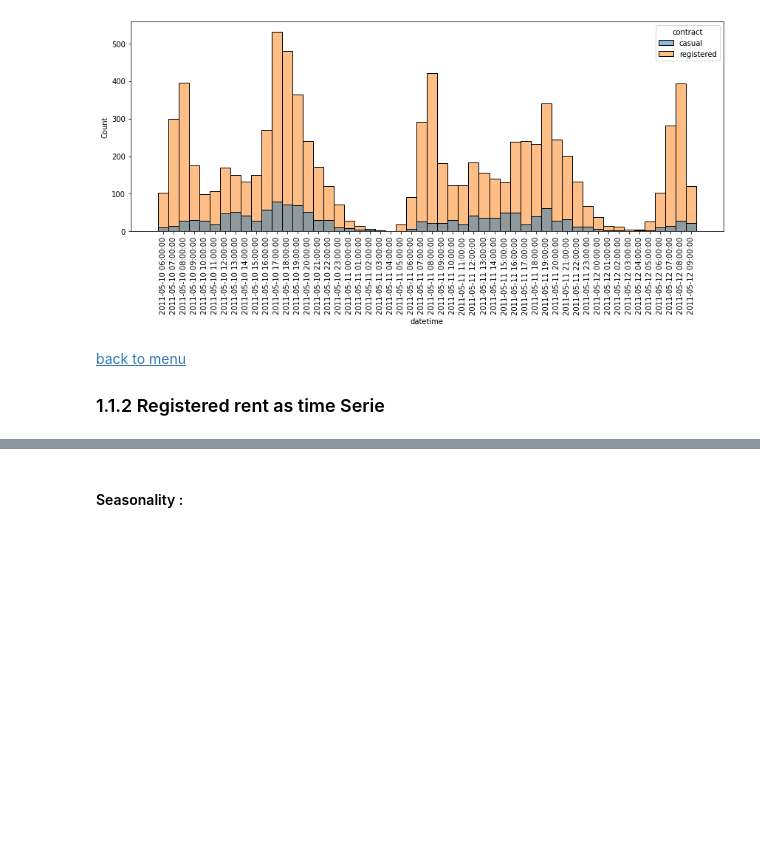
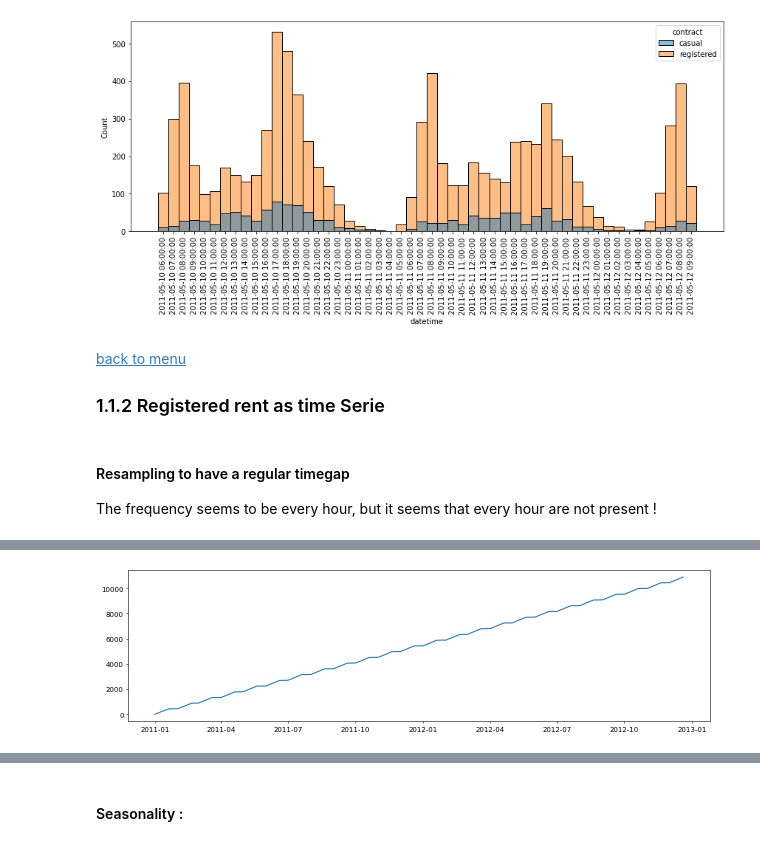
Before and after one commit to ClaireGayral/kaggle_bikes, a Jupyter notebook: bike_exploratory_analysis.ipynb, the cells around one changed output, grey strips where cells are left out. Drawn from its saved outputs; the diff is of its cells as text; code cells hidden in the pictures; blank space fills up the shorter version.

```diff
--- a/bike_exploratory_analysis.ipynb
+++ b/bike_exploratory_analysis.ipynb
@@ -199,6 +206,13 @@ train.loc[:,"datetime"] = d
+# %% [markdown]
+#### Resampling to have a regular timegap
+
+The frequency seems to be every hour, but it seems that every hour are not present !
 # %%
+plt.figure(figsize=(15,4), dpi=50)
+plt.plot(train.datetime , range(train.shape[0]))
+
 ## check if the timeline is complete :
-d = train.datetime
-d = pd.to_datetime(d, yearfirst=True)
-d
+complete_timeline = pd.date_range(start = '2011-01-01 00:00:00', end = '2012-12-19 23:00:00' , freq="H")
+missed_datetime = complete_timeline.difference(d.values)
+missed_datetime
 # %% [output]
@@ -216,0 +231 @@ Name: datetime, Length: 10886, dtype: datetime64[ns]
+[figure, added]
```
Also changed, not shown: parts of 38 cells of this notebook.
